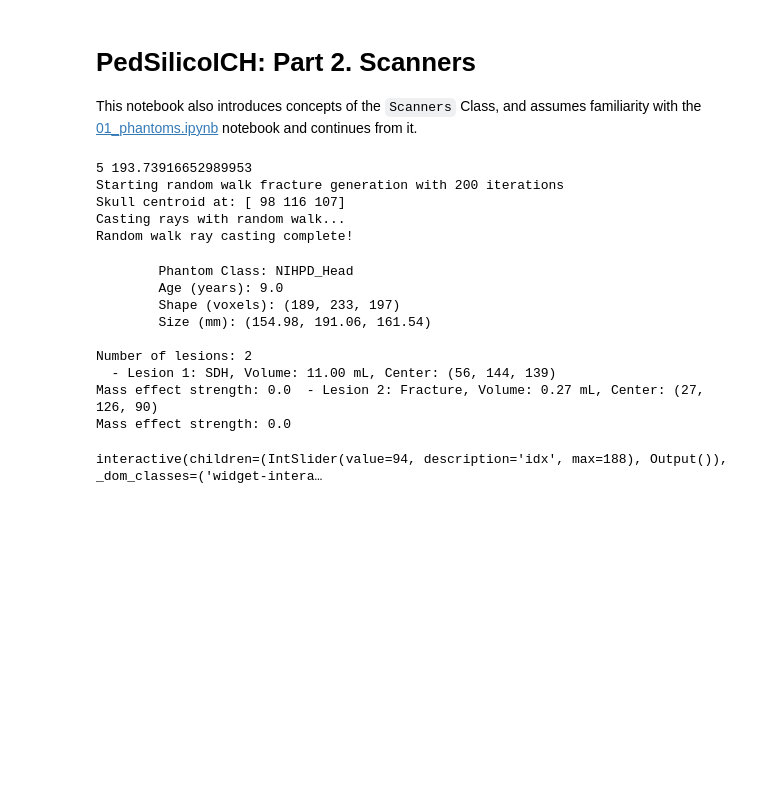
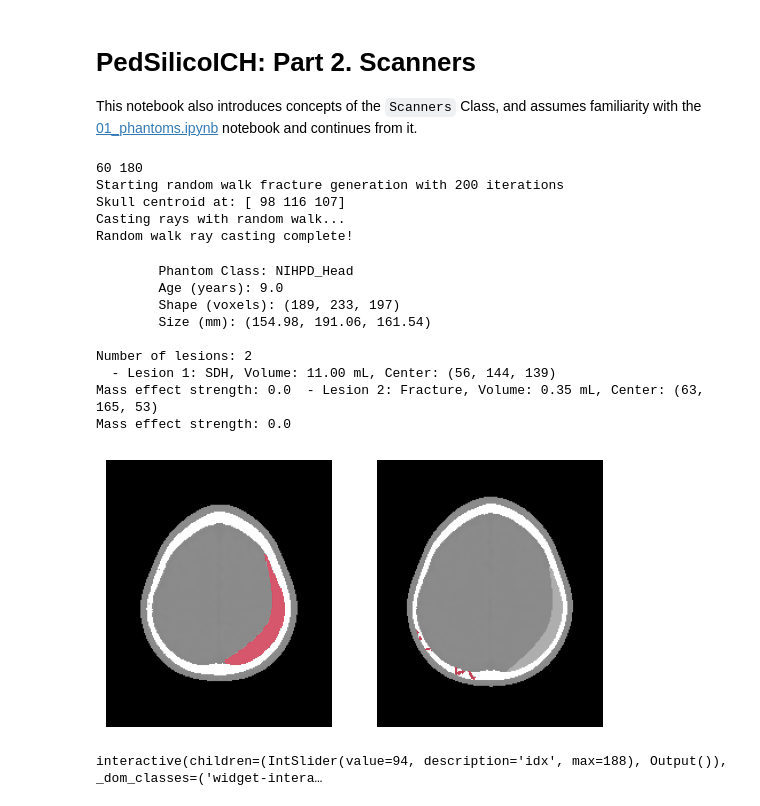
Before and after one commit to DIDSR/InSilicoICH, a Jupyter notebook: notebooks/02_scanners.ipynb, the cells around one changed output. Drawn from its saved outputs; the diff is of its cells as text; code cells hidden in the pictures; blank space fills up the shorter version.

```diff
--- a/notebooks/02_scanners.ipynb
+++ b/notebooks/02_scanners.ipynb
@@ -31,12 +31,12 @@ lesion = LesionFactory.create('SDH', spacings=phantom.spacings, boundary=phantom
 lesion.generate(volume_ml=11.9, intensity_hu=303)
 phantom.insert_lesion(lesion)
 
-fracture = LesionFactory.create('Fracture', spacings=phantom.spacings, boundary=phantom.get_skull_map(), seed=6)
-fracture.generate(length=200)
+fracture = LesionFactory.create('Fracture', spacings=phantom.spacings, boundary=phantom.get_skull_map())
+fracture.generate(length=200, phi=60, theta=180)
 phantom.insert_lesion(fracture)
 phantom
 # %% [output]
-5 193.73916652989953
+60 180
 Starting random walk fracture generation with 200 iterations
 Skull centroid at: [ 98 116 107]
 Casting rays with random walk...
@@ -48,7 +48,21 @@ Random walk ray casting complete!
 
 Number of lesions: 2
   - Lesion 1: SDH, Volume: 11.00 mL, Center: (56, 144, 139)
-Mass effect strength: 0.0  - Lesion 2: Fracture, Volume: 0.27 mL, Center: (27, 126, 90)
+Mass effect strength: 0.0  - Lesion 2: Fracture, Volume: 0.35 mL, Center: (63, 165, 53)
 Mass effect strength: 0.0
+# %%
+import matplotlib.pyplot as plt
+
+vol = phantom.get_CT_number_phantom()
+nlesions = len(phantom.lesions)
+f, axs = plt.subplots(1, nlesions)
+for i, ax in enumerate(axs.flatten()):
+    ax.axis('off')
+    lesion = phantom.lesions[i]
+    ax.imshow(vol[lesion.coords_voxel[0]], cmap='gray')
+    lesion_mask = np.ma.masked_where(lesion.image == 0, lesion.image)
+    ax.imshow(lesion_mask[lesion.coords_voxel[0]], cmap='gist_rainbow', interpolation='none', alpha=0.5)
+# %% [output]
+[figure, added]
 # %%
 from utils import scrollview
```
Also changed, not shown: parts of 13 cells of this notebook, 3 other files.
